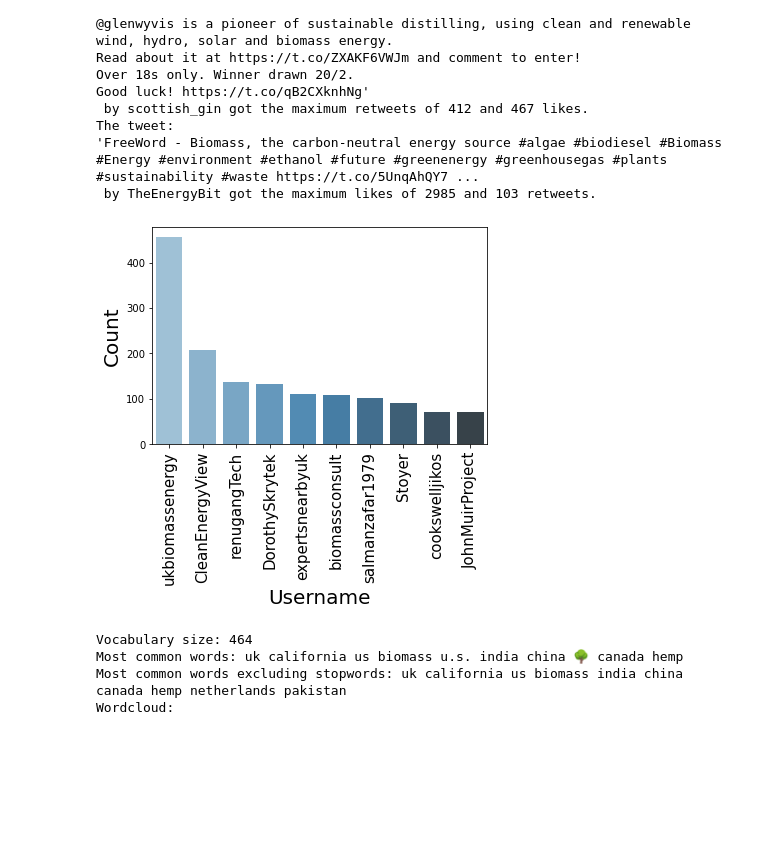
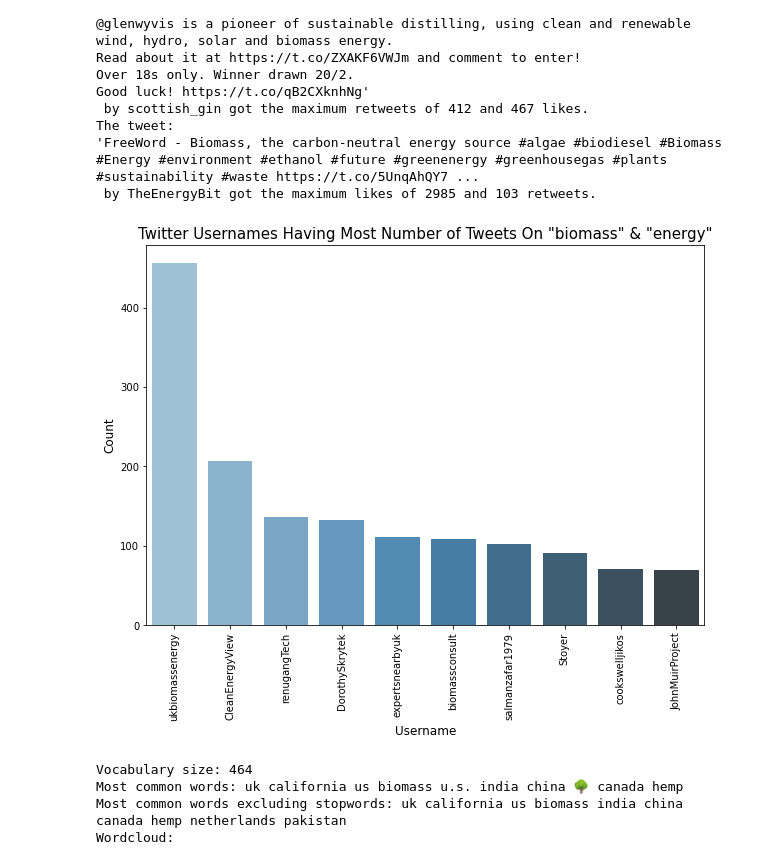
Before and after one commit to Ladan-n/Clean-Energy-Tweets-Analysis, a Jupyter notebook: tweets_analysis_biomass.ipynb, the cells around one changed output. Cells and saved outputs as stored; diff of their text form; code cells hidden in the pictures; blank space fills up the shorter version.

Commit message:
Modifies username vs count plot."

```diff
--- a/tweets_analysis_biomass.ipynb
+++ b/tweets_analysis_biomass.ipynb
@@ -206,13 +206,15 @@ The tweet:
 # %%
 count_df = df_2017_2021.groupby('Username').count().sort_values('Text', ascending = False)[:10].reset_index()
 # %%
+plt.figure(figsize=(10,7))
 ax = sns.barplot(x='Username', y='Date', data=count_df,
                  palette="Blues_d")
-ax.set_xlabel("Username", fontsize = 20)
-ax.set_ylabel("Count", fontsize = 20)
-ax.set_xticklabels(ax.get_xticklabels(),rotation = 90, fontsize = 15);
+ax.set_xlabel("Username", fontsize = 12)
+ax.set_ylabel("Count", fontsize = 12)
+ax.set_xticklabels(ax.get_xticklabels(),rotation = 90, fontsize = 10);
+ax.set_title('Twitter Usernames Having Most Number of Tweets On "biomass" & "energy"',fontsize = 15 );
 # %% [output]
-[figure, old version]
+[figure, new version]
 # %%
 text_string = ''
 for i in range (len(df_2017_2021)):
```
